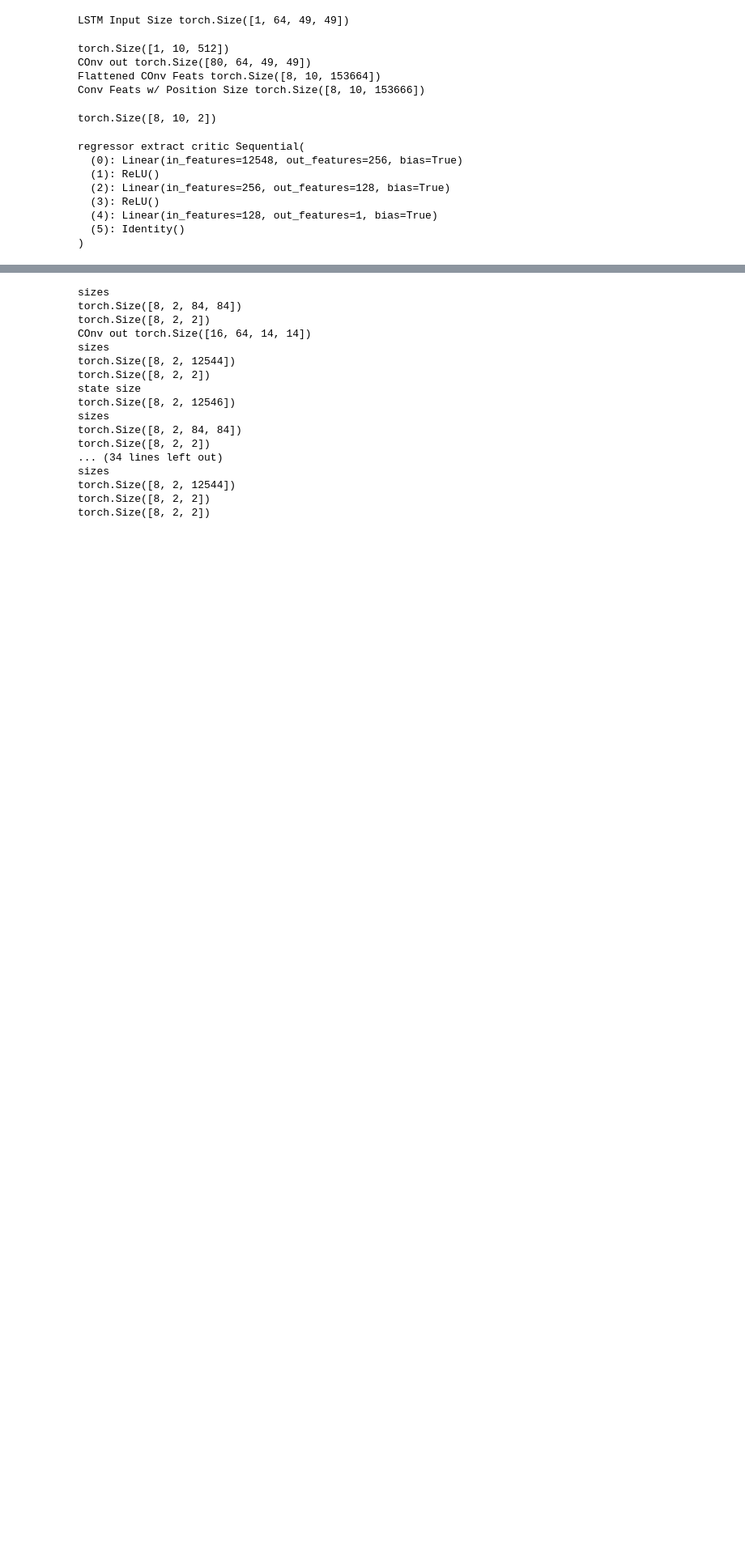
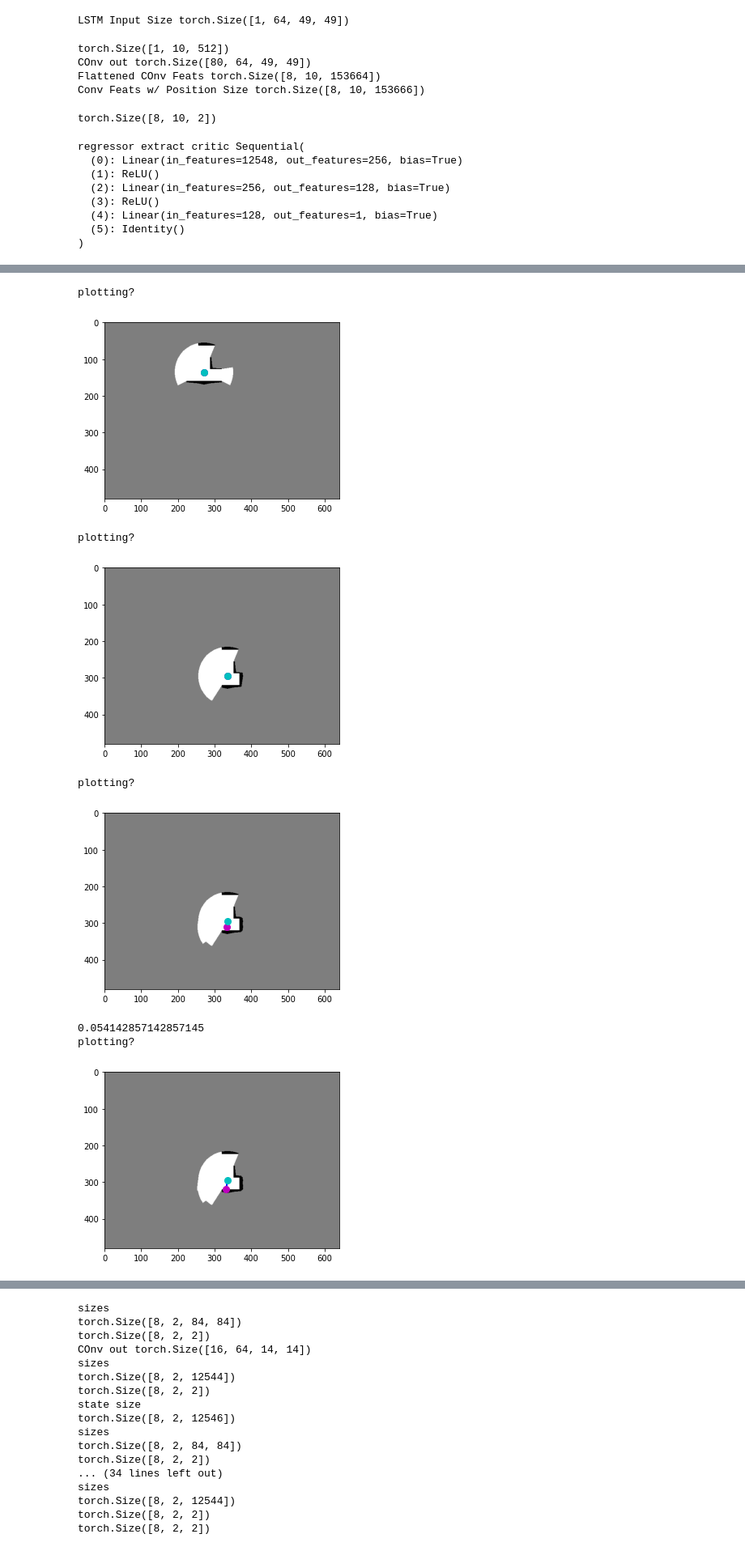
Before and after one commit to OttoJursch/DRL_robot_exploration, a Jupyter notebook: TD3.ipynb, the cells around one changed output, grey strips where cells are left out. Shown at 81% size. Saved outputs shown, nothing was run; the diff lists cells and outputs as text; code cells hidden in the pictures; blank space fills up the shorter version.

```diff
--- a/TD3.ipynb
+++ b/TD3.ipynb
@@ -1129,7 +1137,11 @@ class TD3():
 # %%
-reward_func = FrontierRewardFunction(1 / 14000)
+# reward_func = FrontierRewardFunction(1 / 14000)
+reward_func = PaperRewardFunction()
 action_space = PolarActionSpace(15)
 
-robot = Robot(0, True, False, 'DRL_robot_exploration/DungeonMaps',action_space,reward_func, False)
+if laptop:
+    robot = Robot(0, True, False, 'DungeonMaps',action_space,reward_func, False)
+else:
+    robot = Robot(0, True, False, 'DRL_robot_exploration/DungeonMaps',action_space,reward_func, False)
 # %%
-replay = Replay(1000, 100, 300, 8, 2, robot, 640, 480)
+replay = Replay(1000, 50, 300, 8, 2, robot, 640, 480)
@@ -1154,7 +1148,8 @@ collided??
 # %%
 linear_dims = [(256, 128), (128, 1)]
-conv_dims = [(1, 32, 8), (32, 64, 4), (2, 2), (64, 64, 3), (64, 512, 7), (2, 2), (512, 64, 1)]
+# conv_dims = [(1, 32, 8), (32, 64, 4), (2, 2), (64, 64, 3), (64, 512, 7), (2, 2), (512, 64, 1)]
+conv_dims = [(1, 16, 8), (16, 32, 4), (2, 2), (32, 32, 3), (32, 256, 7), (2, 2), (256, 32, 1)]
 lstm_hidden = 512
 lstm_out = 2
 train_length = 8
-td3 = TD3(robot, replay, conv_dims, lstm_hidden, linear_dims, 8, batch_size=10)
+td3 = TD3(robot, replay, conv_dims, lstm_hidden, linear_dims, 8, batch_size=10, actor_lr=1e-4, critic_lr=1e-4) #actor_lr=1e-3, critic_lr=1e-3
@@ -1185,4 +1158,4 @@ init seqs 0
 # %%
 torch.autograd.set_detect_anomaly(True)
-td3.train(50000)
+td3.train(1000)
 # %% [output]
@@ -1222,0 +1182,61 @@ torch.Size([1, 1, 12546])
+# %%
+test = Robot(0, True, True, 'DungeonMaps',action_space,reward_func, False)
+
+map, position = test.reset()
+position = position.astype(np.float64)
+map = resize(map, (84, 84))
+map = ((map - 127) / 255) * 2
+# print('position', position)
+
+position[0] = position[0]/ 640.0
+position[1] = position[1] / 480.0
+last_map = torch.from_numpy(map).float()
+last_position = torch.from_numpy(position).float()
+
+terminal = False
+total_reward = 0
+list_reward = []
+last_state = None
+for i in range(1000):
+    if last_state is None:
+      action, last_state, lengths = td3.actor(last_map.unsqueeze(0).unsqueeze(0).to(device='cuda'), last_position.unsqueeze(0).unsqueeze(0).to(device='cuda'), [1])
+    else:
+      # print('map size')
+      # print(last_map.size())
+      action, last_state, lengths = td3.actor(last_map.unsqueeze(0).unsqueeze(0).to(device='cuda'), last_position.unsqueeze(0).unsqueeze(0).to(device='cuda'), [1], last_state)
+
+
+    action = action.cpu().squeeze(0).squeeze(1)
+
+    action_np = action.detach().numpy().flatten()
+    # print('action_np')
+    # print(action_np)
+    action_np[0] = np.clip(action_np[0], 0, 1)
+    action_np[1] = np.clip(action_np[1], 0, 1)
+
+
+
+    (map, loc), reward, terminal, complete, new_loc, collision, all_map = test.step(action_np)
+    map = resize(map, (84, 84))
+    map = ((map - 127) / 255) * 2
+    # print('unnormalized loc', loc)
+    loc = loc.astype(np.float64)
+    loc[0] = loc[0] / 640.0
+    loc[1] = loc[1] / 480.0
+
+    total_reward += reward
+    list_reward.append(reward)
+    print(reward)
+    if terminal:
+        print(total_reward)
+        break
+# %% [output]
+plotting?
+[figure, added]
+plotting?
+[figure, added]
+plotting?
+[figure, added]
+0.054142857142857145
+plotting?
+[figure, added]
```
Also changed, not shown: parts of 11 cells of this notebook.
